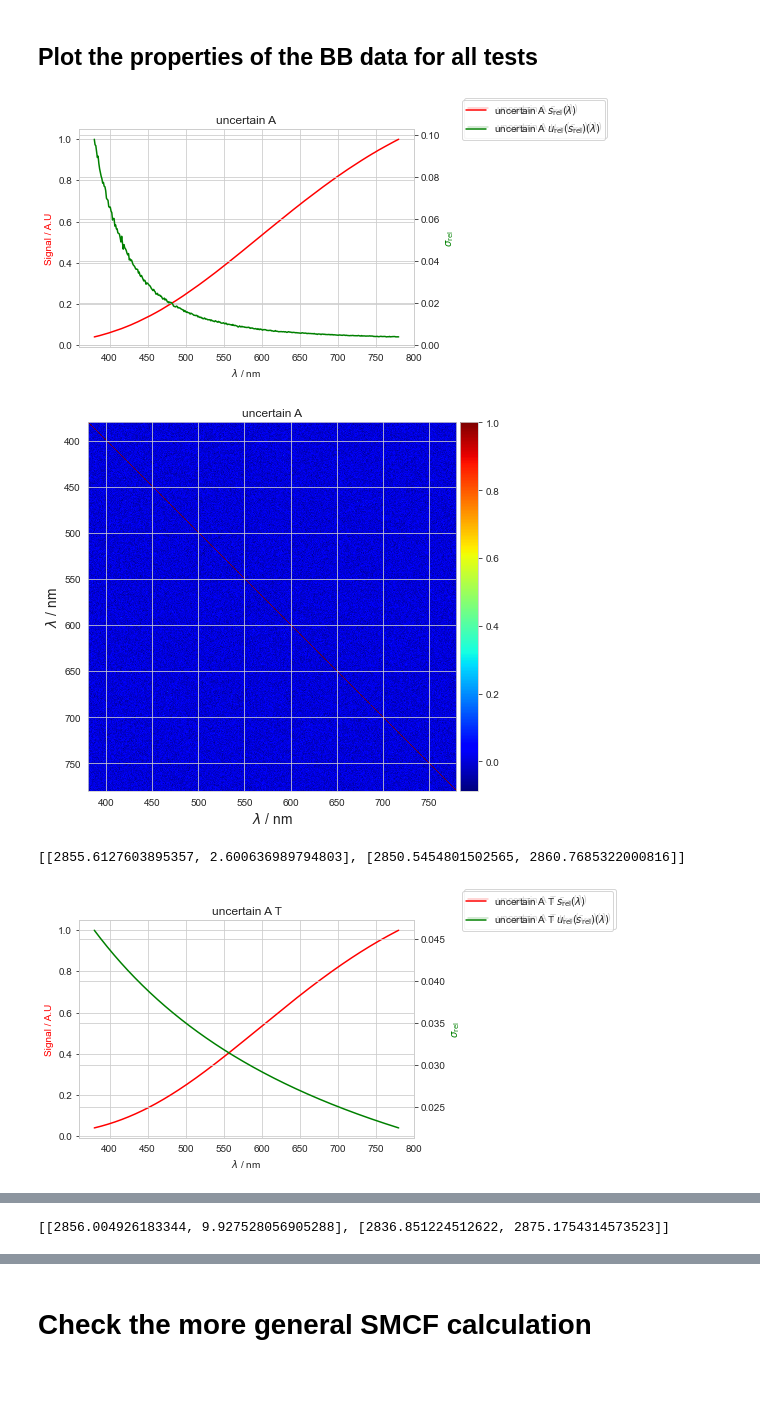
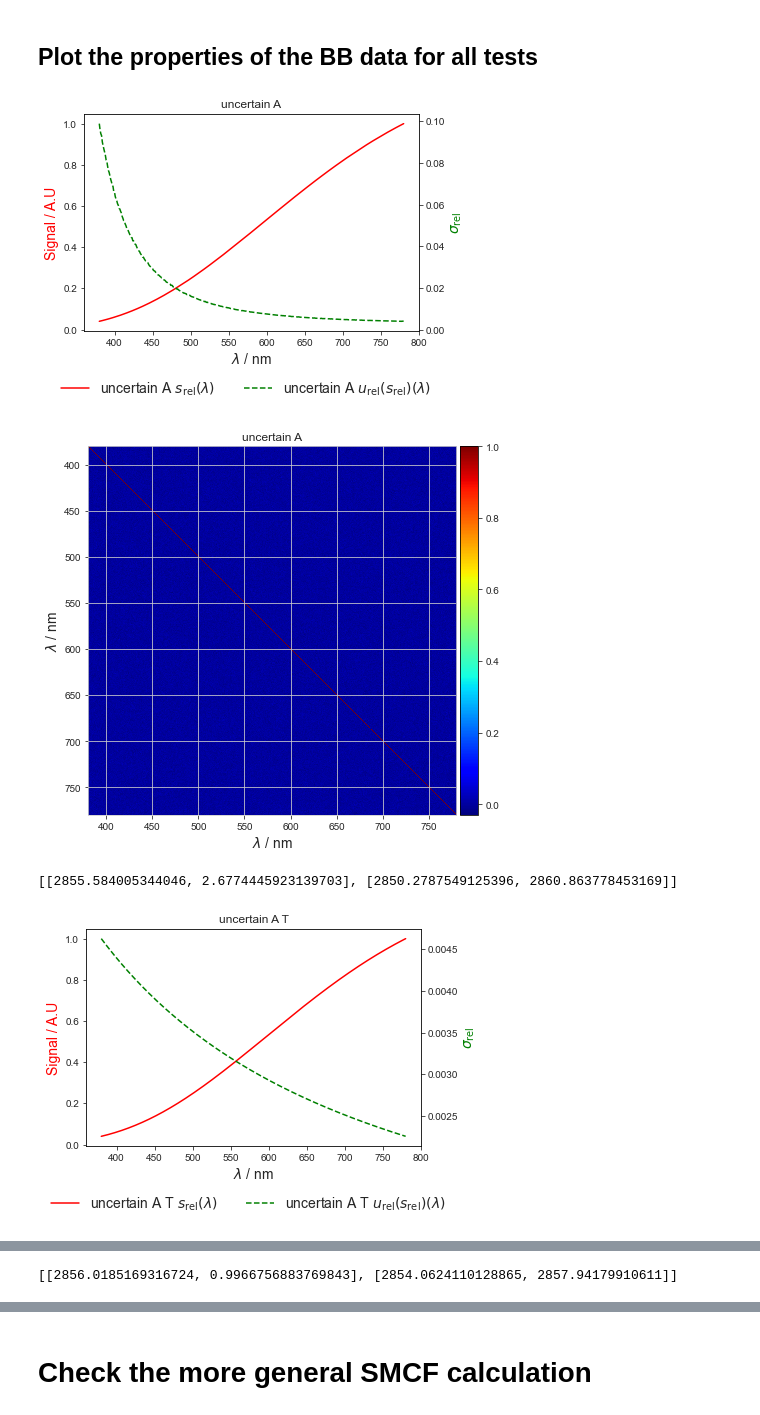
Before and after one commit to empir19nrm02/empir19nrm02, a Jupyter notebook: empir19nrm02/Jupyter/NewRad2023.ipynb, the cells around one changed output, grey strips where cells are left out. Saved outputs shown, nothing was run; the diff lists cells and outputs as text; code cells hidden in the pictures; blank space fills up the shorter version.

```diff
--- a/empir19nrm02/Jupyter/NewRad2023.ipynb
+++ b/empir19nrm02/Jupyter/NewRad2023.ipynb
@@ -217,11 +236,11 @@ _spectra = np.vstack((wl, mcVectorVarFEL.setData.v_mean))
 ## Use Photometer information from PTB Data (only the uncertainty, the spectral responsivity is taken from #128)
 # %%
 str_Phot_file = 'Add_PTBResPhot1'
+str_Phot_short = 'Photo1'
 wlPhot, mcVarDetector = load_from_excel(filename = _CORR_PATH + '/' + str_Phot_file, wlColumn = 1, valColumn=2, stdColumn = 3, covColumn=None, corrColumn = 4, startRow=2)
 mcVarDetector.name = NameUnit( str_Phot_file, 'A.U.')
 
-fig, ax1, ax2 = plotMCResult(wlPhot, mcVarDetector.setData, title=str_Phot_file)
-fig.legend(bbox_to_anchor=(1,1), loc="upper left")
+fig, ax1, ax2 = plotMCResult(wlPhot, mcVarDetector.setData, title=str_Phot_short)
 
-plotCorrelation(mcVarDetector.setData.corr_matrix, wlPhot, 'Photometer ' + str_Phot_file)
+plotCorrelation(mcVarDetector.setData.corr_matrix, wlPhot, 'Photometer ' + str_Phot_short)
 # %% [output]
@@ -240,11 +259,10 @@ v_std_rel = mcVarDetector.setData.v_std/mcVarDetector.setData.v_mean
 # Use the mean value from detector #128 (hold the uncertainty data from the PTB measurements)
 mcVarDetector.set_vector_param( detector[1], v_std=v_std_rel*detector[1], corr=mcVarDetector.setData.corr_matrix)
 
-fig, ax1, ax2 = plotMCResult(wl, mcVarDetector.setData, str_Phot_file)
-fig.legend(bbox_to_anchor=(1,1), loc="upper left")
+fig, ax1, ax2 = plotMCResult(wl, mcVarDetector.setData, str_Phot_short)
 save_fig(out_dir, 'Phot_SDi')
 
-plotCorrelation(mcVectorVarFEL.setData.corr_matrix, wl, str_Phot_file)
+plotCorrelation(mcVectorVarFEL.setData.corr_matrix, wl, str_Phot_short)
 save_fig(out_dir, 'Phot_Corri')
 
 _detector = np.vstack((wl, mcVarDetector.setData.v_mean))
@@ -257,6 +275,19 @@ _detector = np.vstack((wl, mcVarDetector.setData.v_mean))
 from empir19nrm02.tools import draw_values_gum, sumMC
 
 index_555nm = np.argmin(np.abs(wl-555))
+
+wl_calibration_MC = MCVectorVar(name=NameUnit('wl calibration', 'nm'), elements=len(wl))
+wl_calibration_MC.set_vector_param(wl, v_std=np.ones(len(wl))*1)
+wl_calibration_MC.allocate(trials)
+
+wl_detector_MC = MCVectorVar(name=NameUnit('wl detector', 'nm'), elements=len(wl))
+wl_detector_MC .set_vector_param(wl, v_std=np.ones(len(wl))*1)
+wl_detector_MC .allocate(trials)
+
+wl_spectra_MC = MCVectorVar(name=NameUnit('wl spectra', 'nm'), elements=len(wl))
+wl_spectra_MC .set_vector_param(wl, v_std=np.ones(len(wl))*1)
+wl_spectra_MC .allocate(trials)
+
 
 calibrationMC = MCVectorVar(name=NameUnit('uncertain A', 'A.U.'), elements=len(wl))
 
@@ -275,25 +306,25 @@ calibrationMC.generate_numbers(trials=trials)
 
 # BB's with an uncertain temperature and different normalization strategies
 calibrationMCT = MCVectorVar(name=NameUnit('uncertain A T', 'A.U.'), elements=len(wl))
-calibrationMCT.set_vector_param(stdIllA[0], v_std=np.ones(len(wl))*0.01)
+calibrationMCT.set_vector_param(stdIllA[0], v_std=np.ones(len(wl))*0.0)
 calibrationMCT.allocate(trials)
 
 calibrationMCT1 = MCVectorVar(name=NameUnit('uncertain A T1', 'A.U.'), elements=len(wl))
-calibrationMCT1.set_vector_param(stdIllA[0], v_std=np.ones(len(wl))*0.01)
+calibrationMCT1.set_vector_param(stdIllA[0], v_std=np.ones(len(wl))*0.0)
 calibrationMCT1.allocate(trials)
 
-
 calibrationMCT2 = MCVectorVar(name=NameUnit('uncertain A T2', 'A.U.'), elements=len(wl))
-calibrationMCT2.set_vector_param(stdIllA[0], v_std=np.ones(len(wl))*0.01)
+calibrationMCT2.set_vector_param(stdIllA[0], v_std=np.ones(len(wl))*0.0)
 calibrationMCT2.allocate(trials)
 
 #generate the MC data in front f the MCS
-temp = draw_values_gum(mean=2856., stddev=10, draws=calibrationMCT.setParam.trials, distribution="normal")
+temp = draw_values_gum(mean=2856., stddev=1, draws=calibrationMCT.setParam.trials, distribution="normal")
 bbTempRef = lx.spectrum.blackbody(2856., wl3=wl, relative=False)
+bbTempRef_max = np.max(bbTempRef[1])
 
 for i in range(calibrationMCT.setParam.trials):
     # bb without normalization
-    calibrationMCT.val[i] = lx.spectrum.blackbody(temp[i], wl3=wl, relative=False)[1:]
+    calibrationMCT.val[i] = lx.spectrum.blackbody(temp[i], wl3=wl, relative=False)[1:]/bbTempRef_max
     # normalization at 555nm from the reference BB
     calibrationMCT1.val[i] = calibrationMCT.val[i] / bbTempRef[1][index_555nm]
     # normalization at 555nm for each trial separately
@@ -312,18 +343,17 @@ calibrationMCT2.use_current_data = True
 # %% [markdown]
 ## Plot the properties of the BB data for all tests
 # %%
-for mc in [calibrationMC, calibrationMCT, calibrationMCT1, calibrationMCT2]:
+for mc in [calibrationMC, calibrationMCT]:
     fig, ax1, ax2 = plotMCResult(wl, mc.runData, mc.name.name)
-    fig.legend(bbox_to_anchor=(1,1), loc="upper left")
     save_fig(out_dir, mc.name.name + '_SDi')
 
     plotCorrelation(mc.runData.corr_matrix, wl, mc.name.name)
     save_fig(out_dir, mc.name.name + '_Corri')
     tmpData = np.vstack( (wl, mc.val))
     tmpCCT = lx.xyz_to_cct(lx.spd_to_xyz( tmpData, relative=False, cieobs='1931_2'))
     print( sumMC(tmpCCT))
 # %% [output]
-[figure, old version]
+[figure, new version]
-[figure, old version]
+[figure, new version]
-[[2855.6127603895357, 2.600636989794803], [2850.5454801502565, 2860.7685322000816]]
+[[2855.584005344046, 2.6774445923139703], [2850.2787549125396, 2860.863778453169]]
-[figure, old version]
+[figure, new version]
@@ -331 +361 @@ for mc in [calibrationMC, calibrationMCT, calibrationMCT1, calibrationMCT2]:
-[[2856.004926183344, 9.927528056905288], [2836.851224512622, 2875.1754314573523]]
+[[2856.0185169316724, 0.9966756883769843], [2854.0624110128865, 2857.94179910611]]
```
Also changed, not shown: parts of 26 cells of this notebook.
